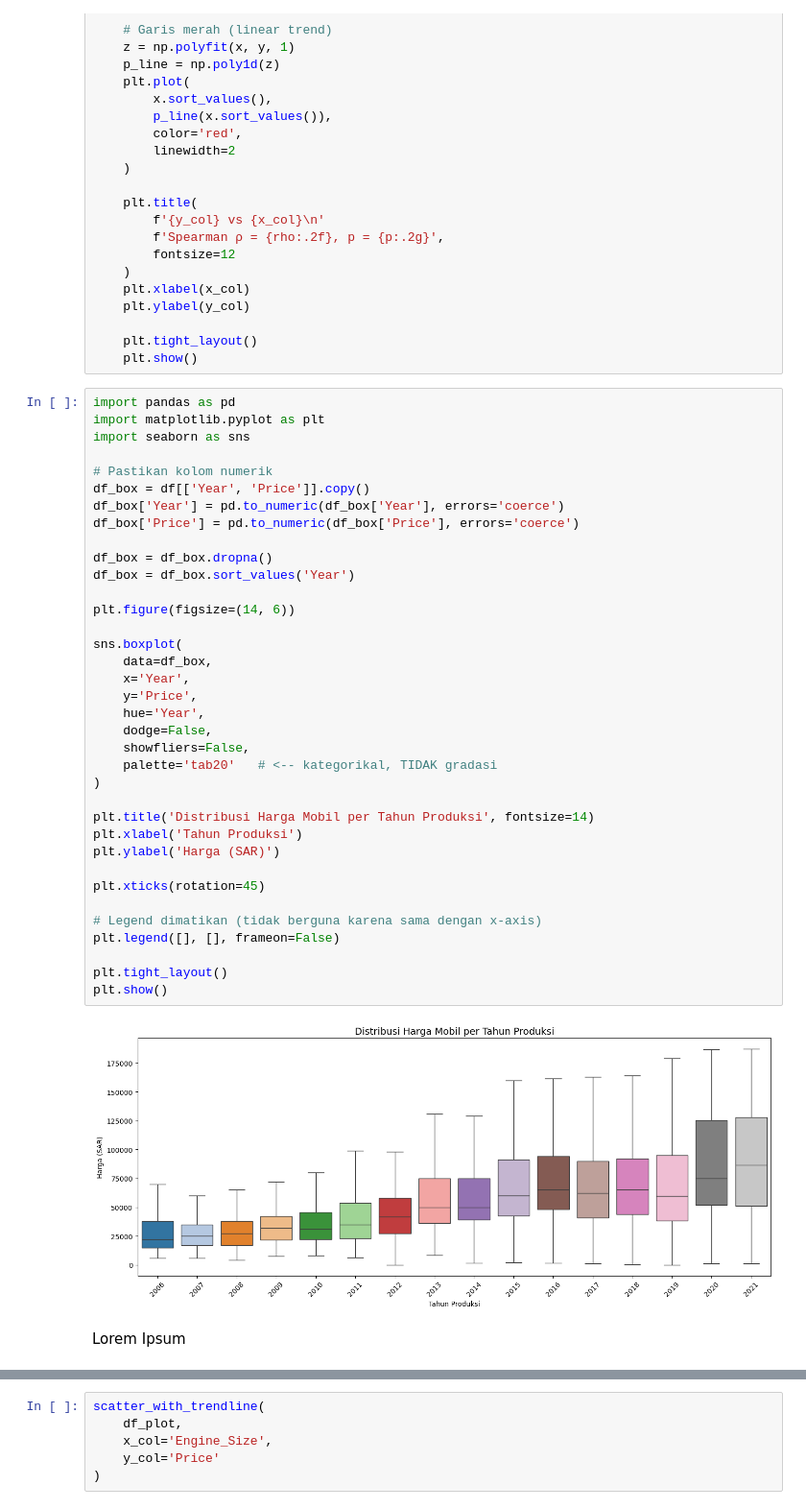
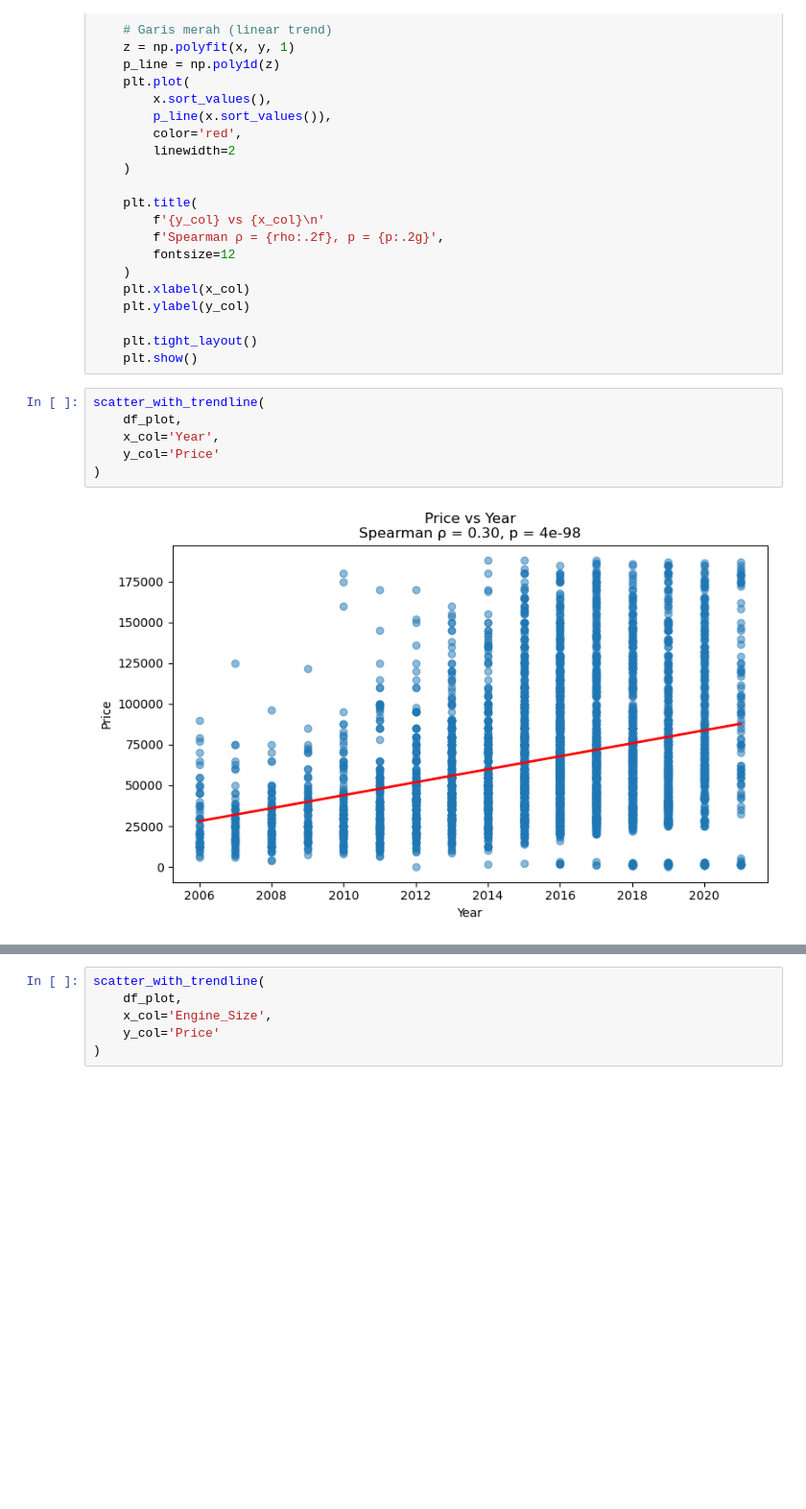
Before and after one commit to hansdarmawann/arabian-cars-1, a Jupyter notebook: Notebook/02_Data Acquisition And Understanding.ipynb, the cells around one changed output, grey strips where cells are left out. Shown at 96% size. Saved outputs shown, nothing was run; the diff lists cells and outputs as text; blank space fills up the shorter version.

```diff
--- a/Notebook/02_Data Acquisition And Understanding.ipynb
+++ b/Notebook/02_Data Acquisition And Understanding.ipynb
@@ -725,43 +725,11 @@ def scatter_with_trendline(df, x_col, y_col):
 
     plt.tight_layout()
     plt.show()
-# %%
-import pandas as pd
-import matplotlib.pyplot as plt
-import seaborn as sns
-
-# Pastikan kolom numerik
-df_box = df[['Year', 'Price']].copy()
-df_box['Year'] = pd.to_numeric(df_box['Year'], errors='coerce')
-df_box['Price'] = pd.to_numeric(df_box['Price'], errors='coerce')
-
-df_box = df_box.dropna()
-df_box = df_box.sort_values('Year')
-
-plt.figure(figsize=(14, 6))
-
-sns.boxplot(
-    data=df_box,
-    x='Year',
-    y='Price',
-    hue='Year',
-    dodge=False,
-    showfliers=False,
-    palette='tab20'   # <-- kategorikal, TIDAK gradasi
-)
-
-plt.title('Distribusi Harga Mobil per Tahun Produksi', fontsize=14)
-plt.xlabel('Tahun Produksi')
-plt.ylabel('Harga (SAR)')
-
-plt.xticks(rotation=45)
-
-# Legend dimatikan (tidak berguna karena sama dengan x-axis)
-plt.legend([], [], frameon=False)
-
-plt.tight_layout()
-plt.show()
-# %% [output]
-[figure, removed]
-# %% [markdown]
-Lorem Ipsum
+# %%
+scatter_with_trendline(
+    df_plot,
+    x_col='Year',
+    y_col='Price'
+)
+# %% [output]
+[figure, added]
```
Also changed, not shown: parts of 5 cells of this notebook.
